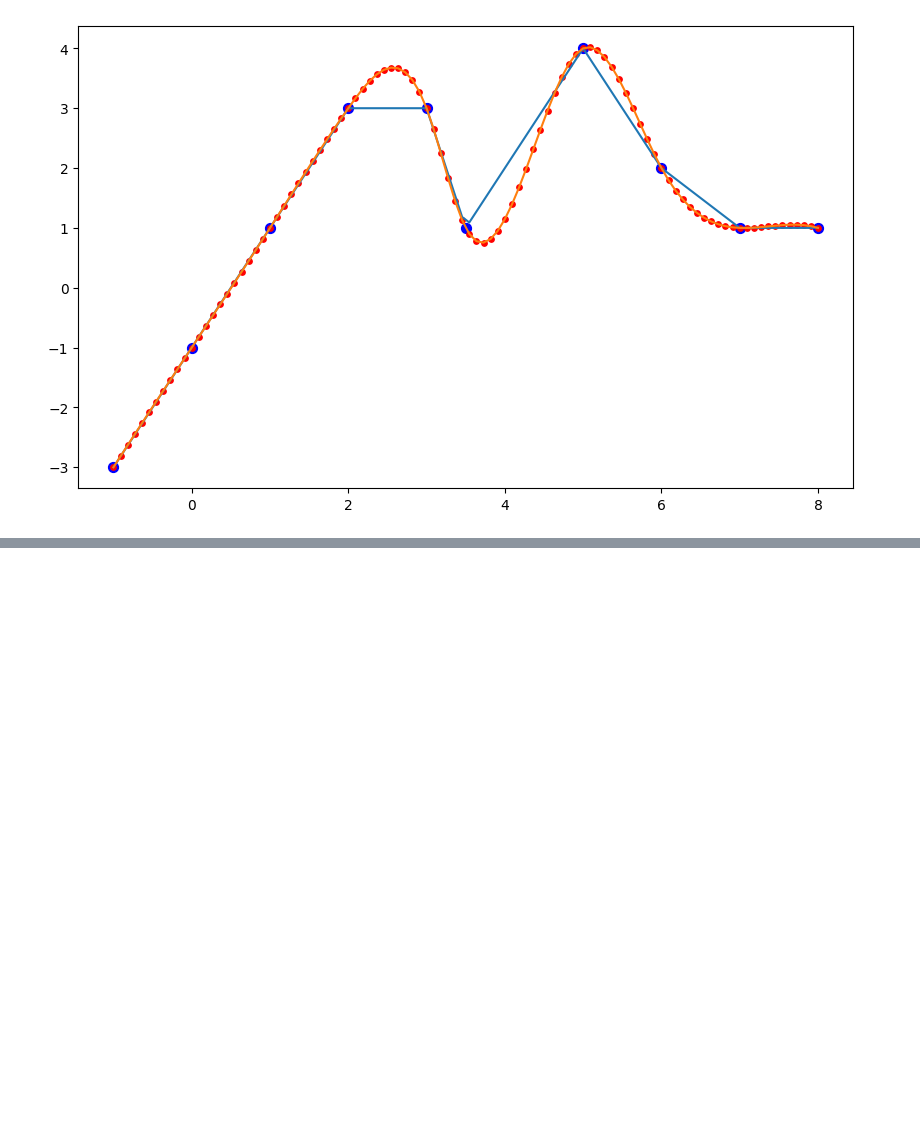
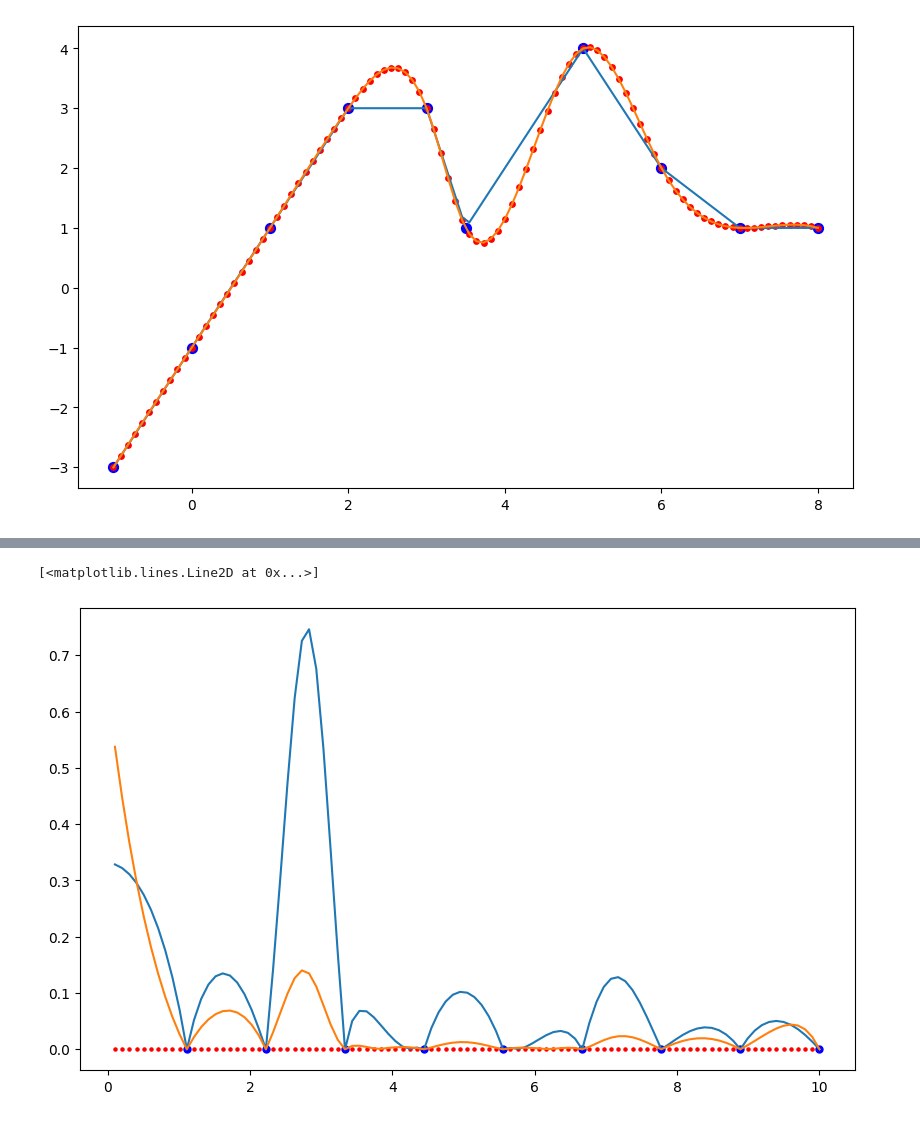
Before and after one commit to Aradhikaaa/Interpolation, a Jupyter notebook: hw1.ipynb, the cells around one changed output, grey strips where cells are left out. Drawn from its saved outputs; the diff is of its cells as text; code cells hidden in the pictures; blank space fills up the shorter version.

Commit message:
Solve relative error part

```diff
--- a/hw1.ipynb
+++ b/hw1.ipynb
@@ -57,0 +111,23 @@ plt.scatter(x_new, y_new_cs , s=15, color='red')
+# %%
+#RELATIVE ERROR
+x_o=np.linspace(0,10,10)
+y_o=func(x_o)
+
+no_er = np.abs((y_o-y_o)/y_o)
+
+x=np.linspace(0,10,100)
+y=func(x)
+
+no_err = np.abs((y-y)/y)
+rel_err = np.abs((y - y_new) / y)
+rel_err_cs = np.abs((y - y_new_cs) / y)
+
+plt.figure(figsize=(10,6))
+plt.scatter(x,no_err, s=5, color='red')
+plt.scatter(x_o,no_er, s=25, color='blue')
+plt.plot(x,rel_err)
+plt.plot(x,rel_err_cs)
+####
+# %% [output]
+[<matplotlib.lines.Line2D at 0x...>]
+[figure, added]
```
Also changed, not shown: parts of 5 cells of this notebook.
